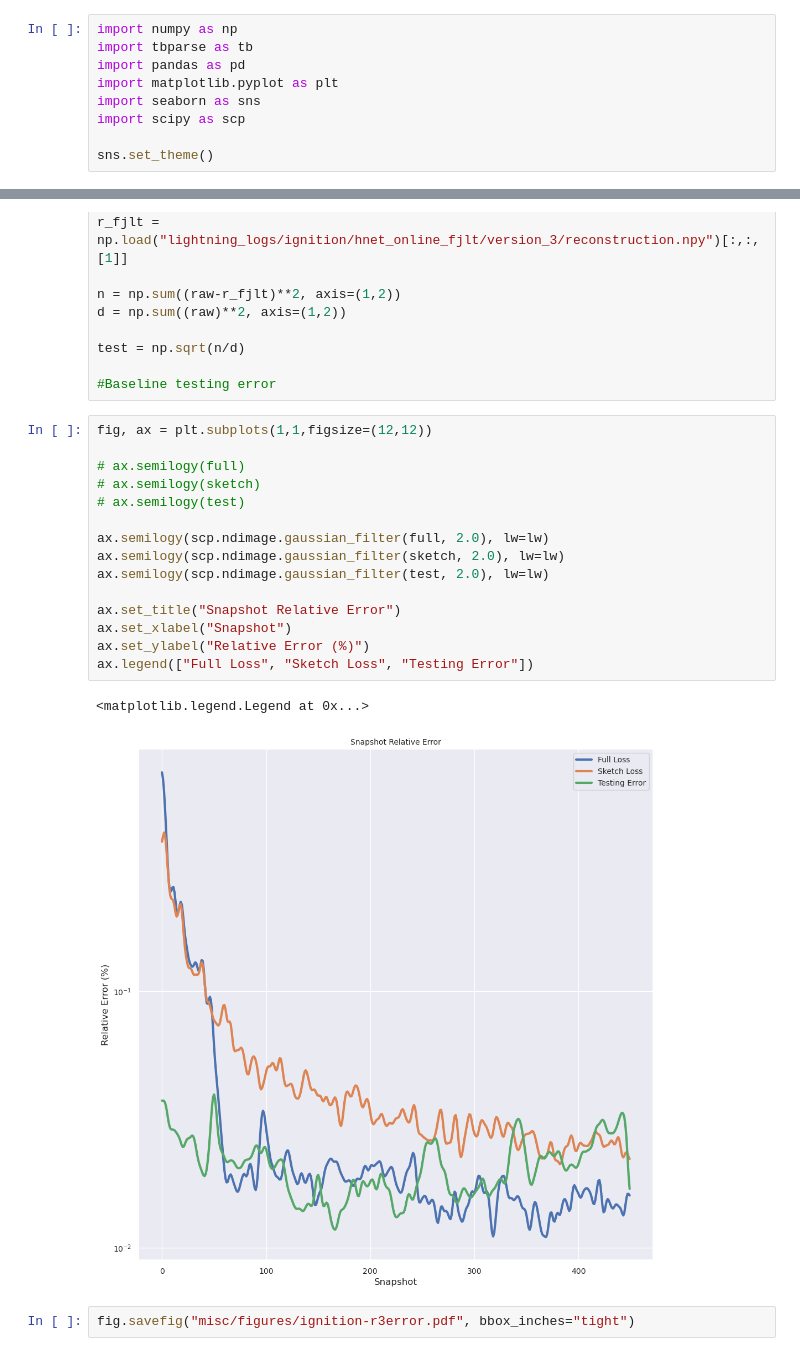
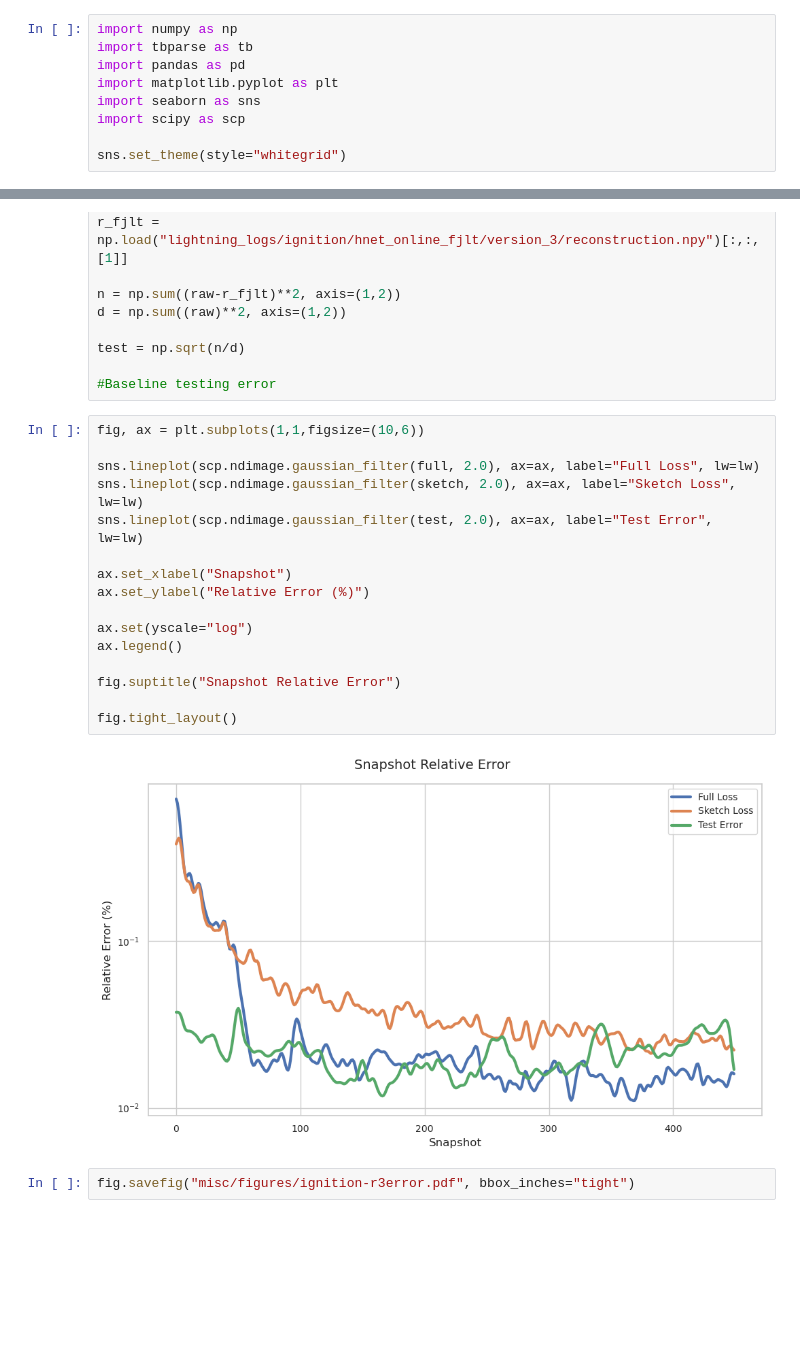
Before and after one commit to RS-Coop/Implicit-Neural-Compression, a Jupyter notebook: Paper Results.ipynb, the cells around one changed output, grey strips where cells are left out. Drawn from its saved outputs; the diff is of its cells as text; blank space fills up the shorter version.

Commit message:
Updating some paper figures.

```diff
--- a/Paper Results.ipynb
+++ b/Paper Results.ipynb
@@ -6,7 +6,7 @@ import matplotlib.pyplot as plt
 import seaborn as sns
 import scipy as scp
 
-sns.set_theme()
+sns.set_theme(style="whitegrid")
 # %%
 lw = 3
 SMALL_SIZE = 10
@@ -269,23 +301,23 @@ test = np.sqrt(n/d)
 
 #Baseline testing error
 # %%
-fig, ax = plt.subplots(1,1,figsize=(12,12))
+fig, ax = plt.subplots(1,1,figsize=(10,6))
 
-# ax.semilogy(full)
-# ax.semilogy(sketch)
-# ax.semilogy(test)
+sns.lineplot(scp.ndimage.gaussian_filter(full, 2.0), ax=ax, label="Full Loss", lw=lw)
+sns.lineplot(scp.ndimage.gaussian_filter(sketch, 2.0), ax=ax, label="Sketch Loss", lw=lw)
+sns.lineplot(scp.ndimage.gaussian_filter(test, 2.0), ax=ax, label="Test Error", lw=lw)
 
-ax.semilogy(scp.ndimage.gaussian_filter(full, 2.0), lw=lw)
-ax.semilogy(scp.ndimage.gaussian_filter(sketch, 2.0), lw=lw)
-ax.semilogy(scp.ndimage.gaussian_filter(test, 2.0), lw=lw)
-
-ax.set_title("Snapshot Relative Error")
 ax.set_xlabel("Snapshot")
 ax.set_ylabel("Relative Error (%)")
-ax.legend(["Full Loss", "Sketch Loss", "Testing Error"])
+
+ax.set(yscale="log")
+ax.legend()
+
+fig.suptitle("Snapshot Relative Error")
+
+fig.tight_layout()
 # %% [output]
-<matplotlib.legend.Legend at 0x...>
-[figure, old version]
+[figure, new version]
 # %%
 fig.savefig("misc/figures/ignition-r3error.pdf", bbox_inches="tight")
 # %% [markdown]
```
Also changed, not shown: parts of 7 cells of this notebook.
